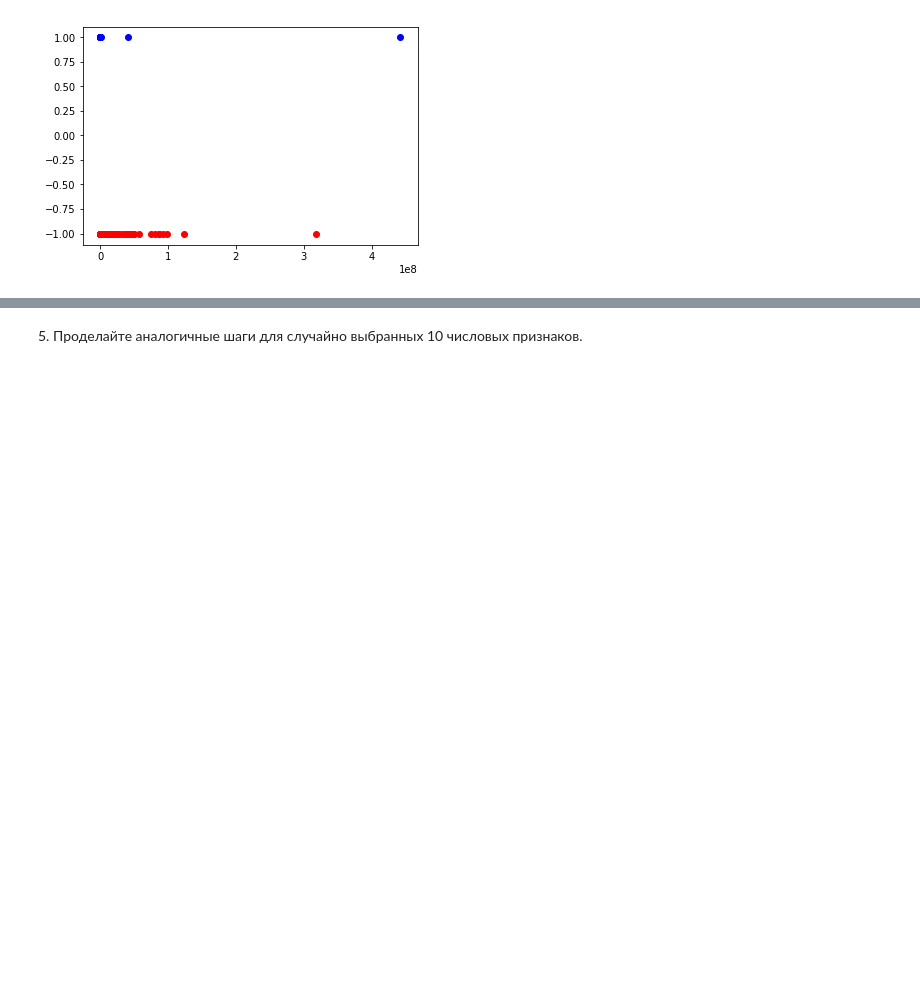
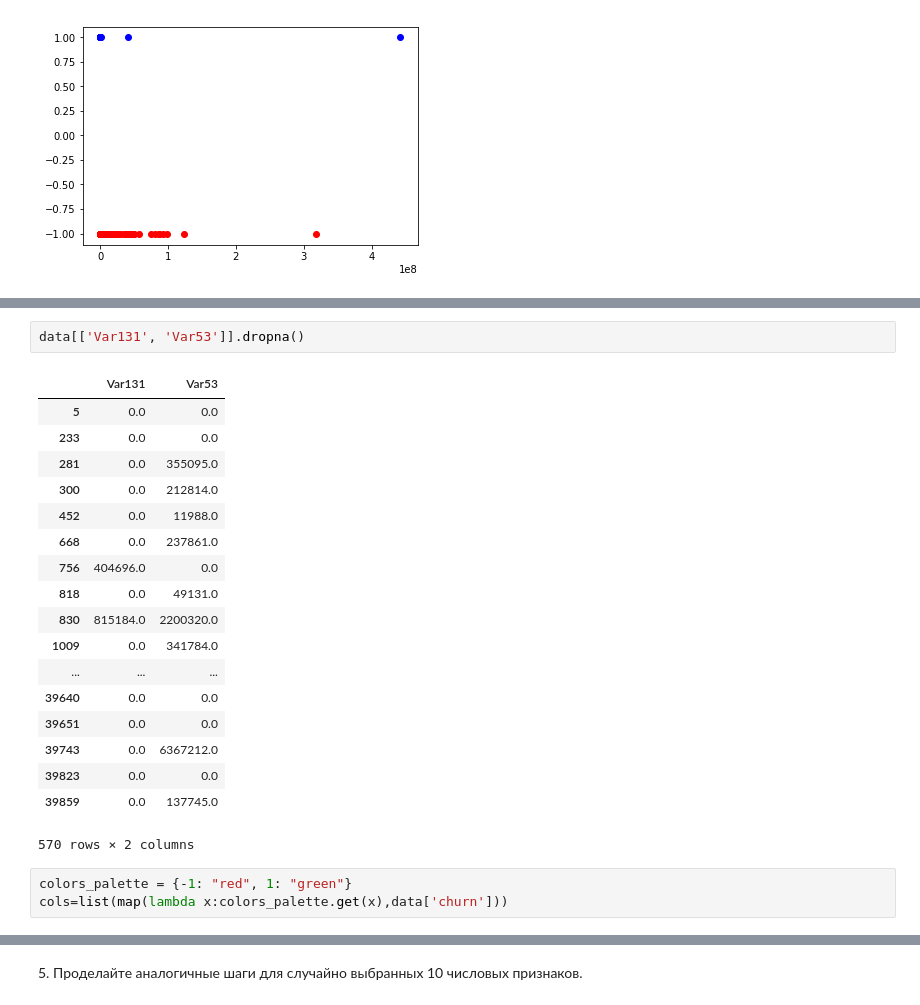
Before and after one commit to garbouz-victor/coursera-final-project, a Jupyter notebook: week1/week_1.ipynb, the cells around one changed output, grey strips where cells are left out. Cells and saved outputs as stored; diff of their text form; blank space fills up the shorter version.

```diff
--- a/week1/week_1.ipynb
+++ b/week1/week_1.ipynb
@@ -131 +141,25 @@ pylab.scatter(data['Var131'].loc[labels.index[labels[0] == 1].tolist()], \
+# %%
+data[['Var131', 'Var53']].dropna()
+# %% [output]
+|  | Var131 | Var53 |
+| 5 | 0.0 | 0.0 |
+| 233 | 0.0 | 0.0 |
+| 281 | 0.0 | 355095.0 |
+| 300 | 0.0 | 212814.0 |
+| 452 | 0.0 | 11988.0 |
+| 668 | 0.0 | 237861.0 |
+| 756 | 404696.0 | 0.0 |
+| 818 | 0.0 | 49131.0 |
+| 830 | 815184.0 | 2200320.0 |
+| 1009 | 0.0 | 341784.0 |
+| ... | ... | ... |
+| 39640 | 0.0 | 0.0 |
+| 39651 | 0.0 | 0.0 |
+| 39743 | 0.0 | 6367212.0 |
+| 39823 | 0.0 | 0.0 |
+| 39859 | 0.0 | 137745.0 |
+570 rows × 2 columns
+# %%
+colors_palette = {-1: "red", 1: "green"}
+cols=list(map(lambda x:colors_palette.get(x),data['churn']))
 # %%
```
Also changed, not shown: parts of 3 cells of this notebook.
